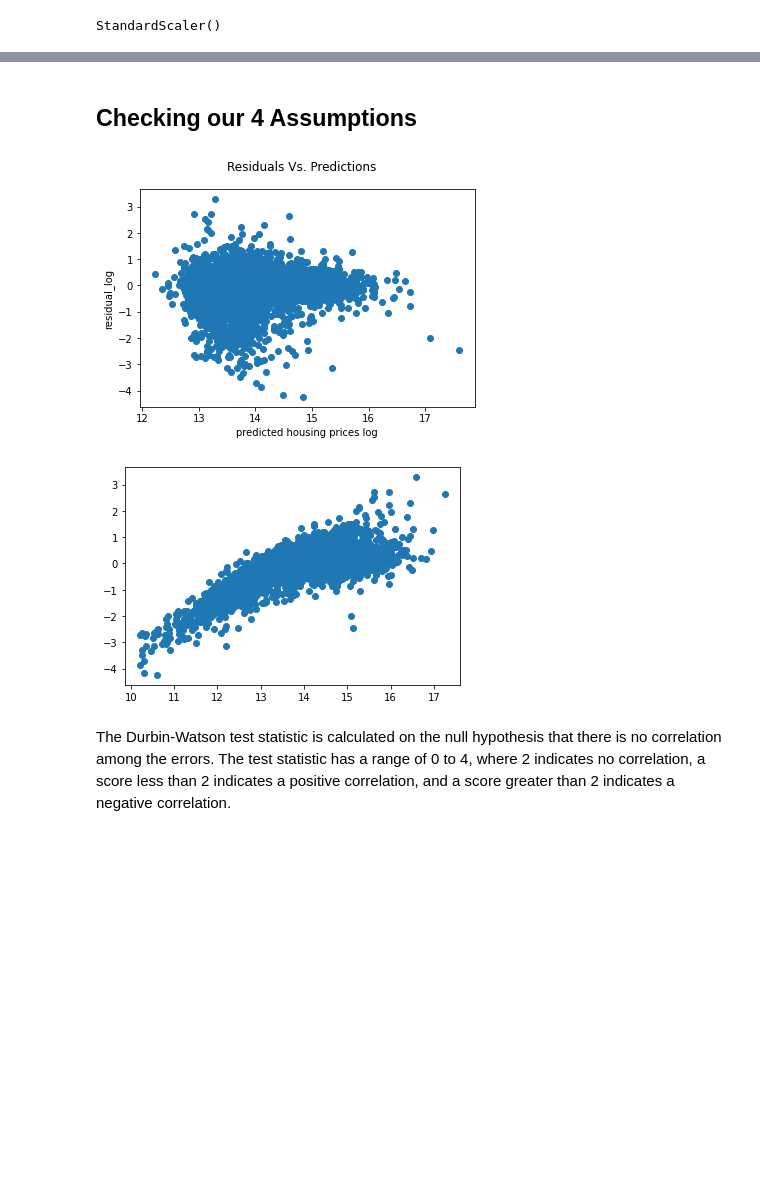
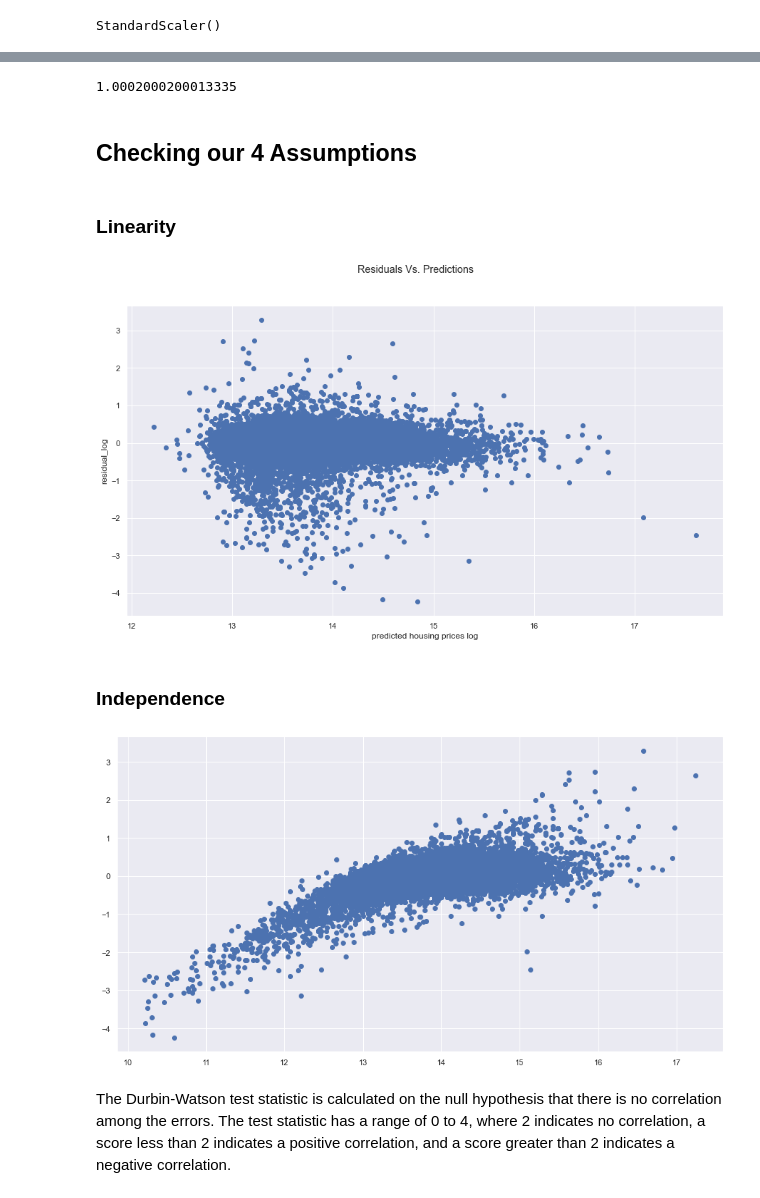
Before and after one commit to vladiseki/Housing_Prices_P2_Project, a Jupyter notebook: Final_notebook.ipynb, the cells around one changed output, grey strips where cells are left out. Drawn from its saved outputs; the diff is of its cells as text; code cells hidden in the pictures; blank space fills up the shorter version.

Commit message:
made changes to final notebook and added images

```diff
--- a/Final_notebook.ipynb
+++ b/Final_notebook.ipynb
@@ -493,7 +670,7 @@ memory usage: 2.2+ MB
 # mismatches.
 y = clean_houses['price']
 X = clean_houses[['sqft_living']]
-y_scld = np.log(y)
+y_log = np.log(y)
 # %%
 """
 Creating a new dataframe with all of our categorical variables getting dummies, so that
@@ -534,6 +728,3 @@ scaler = StandardScaler()
 scaler.fit(X_final)
 # %% [output]
 StandardScaler()
-# %%
-scaler.fit_transform(X_final)
-X_final.describe()
@@ -550,0 +731,3 @@ X_final.describe()
+# %%
+X_final_scld = scaler.transform(X_final)
+X_final_scld
@@ -551,5 +748,5 @@ X_final.describe()
 # %%
-final_model = sm.OLS(endog=y_scld, exog=sm.add_constant(X_final))
+final_model = sm.OLS(endog=y_log, exog=sm.add_constant(X_final))
 final_results = final_model.fit()
 final_results.summary()
 # %% [output]
@@ -587,32 +784,39 @@ Notes:
 [1] Standard Errors assume that the covariance matrix of the errors is correctly specified.
 [2] The condition number is large, 5.36e+05. This might indicate that there are
 strong multicollinearity or other numerical problems.
+# %%
+np.exp(.0002)
+# %% [output]
+1.0002000200013335
 # %% [markdown]
 ## Checking our 4 Assumptions
+# %% [markdown]
+### Linearity
 # %%
-# linearity
+final_model_preds = final_results.predict(sm.add_constant(X_final_scld))
 
-final_model_preds = final_results.predict(sm.add_constant(X_final))
 # resid = error (differecne from real points (y) to predict points (preds))
-final_resids = y_scld - final_model_preds
+final_resids = y_log - final_model_preds
 
 fig, ax = plt.subplots()
 
 ax.scatter(final_model_preds, final_resids)
 ax.set_xlabel('predicted housing prices log')
 ax.set_ylabel('residual_log')
 plt.suptitle('Residuals Vs. Predictions');
 
 #Negative means overestimating, diff between actual and pred
 #Positive means underestimating,
 # %% [output]
-[figure, old version]
+[figure, new version]
+# %% [markdown]
+### Independence
 # %%
 fig, ax = plt.subplots()
 
-ax.scatter(y_scld, final_resids);
+ax.scatter(y_log, final_resids);
 # %% [output]
-[figure, old version]
+[figure, new version]
 # %% [markdown]
 The Durbin-Watson test statistic is calculated on the null hypothesis that there is no correlation among the errors. The test statistic has a range of 0 to 4, where 2 indicates no correlation, a score less than 2 indicates a positive correlation, and a score greater than 2 indicates a negative correlation.
 # %%
```
Also changed, not shown: parts of 117 cells of this notebook, 6 other files.
